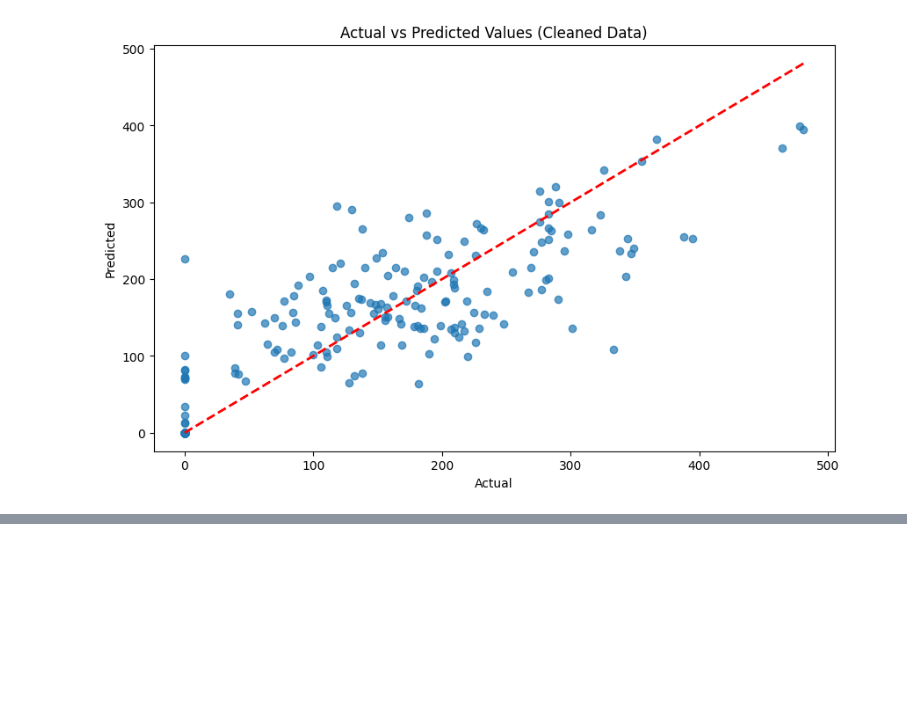
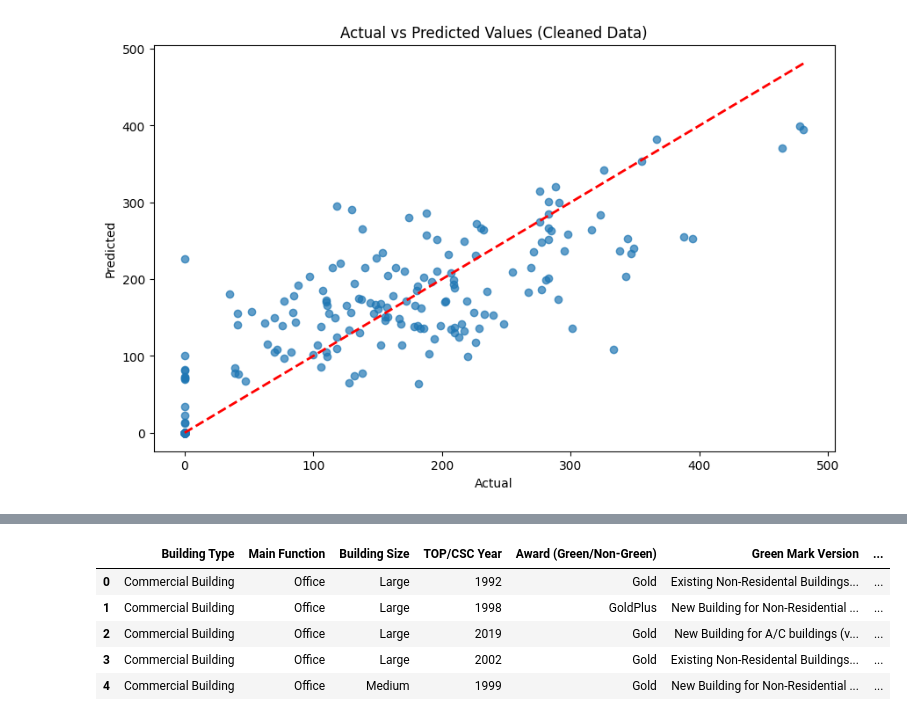
Before and after one commit to aakashsyadav1999/building_energy_prediction, a Jupyter notebook: research/building_energy_predictor.ipynb, the cells around one changed output, grey strips where cells are left out. Saved outputs shown, nothing was run; the diff lists cells and outputs as text; code cells hidden in the pictures; blank space fills up the shorter version.

```diff
--- a/research/building_energy_predictor.ipynb
+++ b/research/building_energy_predictor.ipynb
@@ -386,0 +449,2 @@ plt.show()
+# %%
+sample = ctgan.sample(2000)
@@ -386,0 +490,9 @@ plt.show()
+# %%
+sample.head()
+# %% [output]
+|  | Building Type | Main Function | Building Size | TOP/CSC Year | Award (Green/Non-Green) | Green Mark Version | ... |
+| 0 | Commercial Building | Office | Large | 1992 | Gold | Existing Non-Residental Buildings... | ... |
+| 1 | Commercial Building | Office | Large | 1998 | GoldPlus | New Building for Non-Residential ... | ... |
+| 2 | Commercial Building | Office | Large | 2019 | Gold | New Building for A/C buildings (v... | ... |
+| 3 | Commercial Building | Office | Large | 2002 | Gold | Existing Non-Residental Buildings... | ... |
+| 4 | Commercial Building | Office | Medium | 1999 | Gold | New Building for Non-Residential ... | ... |
```
Also changed, not shown: parts of 18 cells of this notebook.
